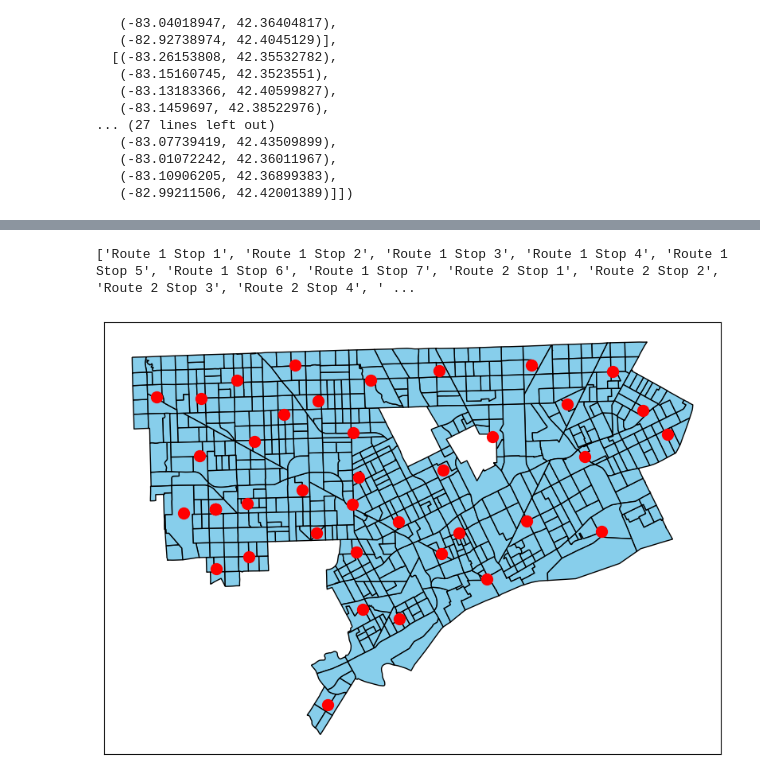
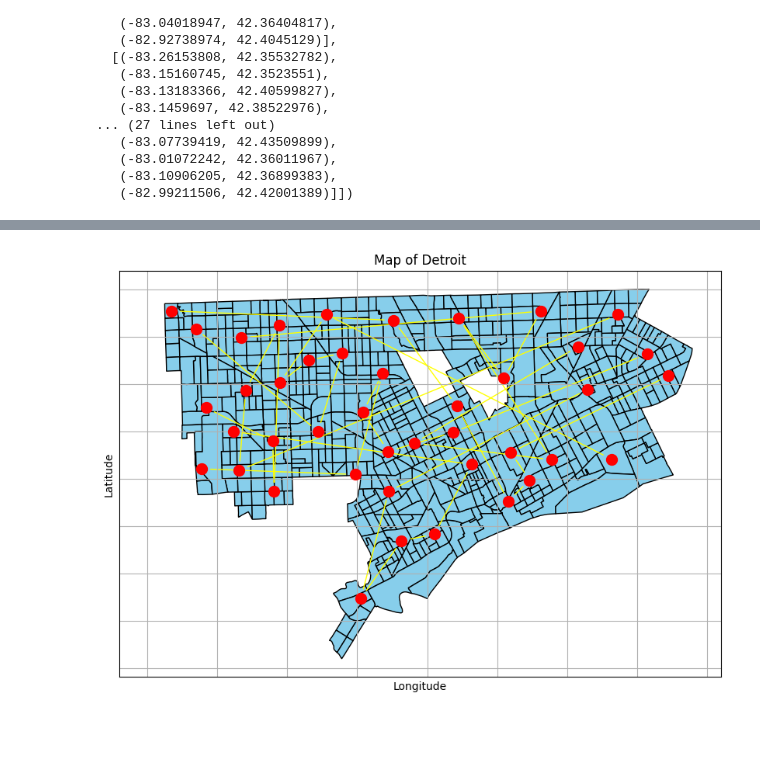
Before and after one commit to mgagea/CMSE202-Final-Project, a Jupyter notebook: Testing.ipynb, the cells around one changed output, grey strips where cells are left out. Cells and saved outputs as stored; diff of their text form; code cells hidden in the pictures; blank space fills up the shorter version.

```diff
--- a/Testing.ipynb
+++ b/Testing.ipynb
@@ -225,6 +353,16 @@ train_lines
 # %%
 def nodes_edges(detroit_shapefile, places_dict):
 
+    """
+    Plots nodes and edges of the train system on a map
+
+    Parameters:
+    - detroit_shapefile: the file of the map
+    - places_dict: dictionary of location and their coordinates in order of stops.
+
+    Returns: A map with the nodes as locations and edges going from a point to the next stop as defined by the dictionary.
+
+    """
     # Reads the shapefile
     detroit = gpd.read_file(detroit_shapefile)
 
@@ -242,8 +380,6 @@ def nodes_edges(detroit_shapefile, places_dict):
         # Add node to the graph
         G.add_node(place, pos=coords)
 
-    print(G.nodes)
-
     # add edges from the previous stop to the next stop
     for i in range(1, len(places_dict)):
         for j in range(1, 8):
@@ -252,14 +388,14 @@ def nodes_edges(detroit_shapefile, places_dict):
             if next_stop not in places_dict:
                 break  # Stop the loop if either the current or next stop is not in places_dict
             G.add_edge(current_stop, next_stop)
-    print(G.edges)
 
     # Draw nodes
     nx.draw_networkx_nodes(G, pos=places_dict, node_size=100, ax=ax, node_color='red')
 
 
     #Draw edges
-    nx.draw_networkx_edges(G, pos=places_dict, ax=ax, edge_color='blue', arrowstyle='-')
+    nx.draw_networkx_edges(G, pos=places_dict, ax=ax, edge_color='yellow', arrowstyle='-')
+
     # Set title, labels, and grid
     plt.title('Map of Detroit')
     plt.xlabel('Longitude')
@@ -271,6 +407,3 @@ def nodes_edges(detroit_shapefile, places_dict):
 
 # Path to shapefile
 detroit_shapefile = 'datasets'
-
-#Call the function
-nodes_edges(detroit_shapefile, places_coords)
@@ -281,36 +410,6 @@ nodes_edges(detroit_shapefile, places_coords)
 # %%
-def nodes(detroit_shapefile, places_dict):
-
-    # Reads the shapefile
-    detroit = gpd.read_file(detroit_shapefile)
-
-    # Create figure and axis
-    fig, ax = plt.subplots(figsize=(10, 10))
-
-    # Plot the shapefile
-    detroit.plot(ax=ax, color='skyblue', edgecolor='black')
-
-    # Create a directed graph
-    G = nx.DiGraph()
-
-    # Add nodes at specified coordinates
-    for place, coords in places_dict.items():
-        # Add node to the graph
-        G.add_node(place, pos=coords)
-    print(G.nodes)
-
-    # Draw nodes
-    nx.draw_networkx_nodes(G, pos=places_dict, node_size=100, ax=ax, node_color='red')
-
-    # Display the plot
-    plt.show()
-
-# Path to shapefile
-detroit_shapefile = 'datasets'
-
 #Call the function
-nodes(detroit_shapefile, places_coords)
+nodes_edges(detroit_shapefile, all_stops)
 # %% [output]
-['Route 1 Stop 1', 'Route 1 Stop 2', 'Route 1 Stop 3', 'Route 1 Stop 4', 'Route 1 Stop 5', 'Route 1 Stop 6', 'Route 1 Stop 7', 'Route 2 Stop 1', 'Route 2 Stop 2', 'Route 2 Stop 3', 'Route 2 Stop 4', ' ...
-[figure, old version]
+[figure, new version]
 # %%
```
Also changed, not shown: parts of 11 cells of this notebook.
